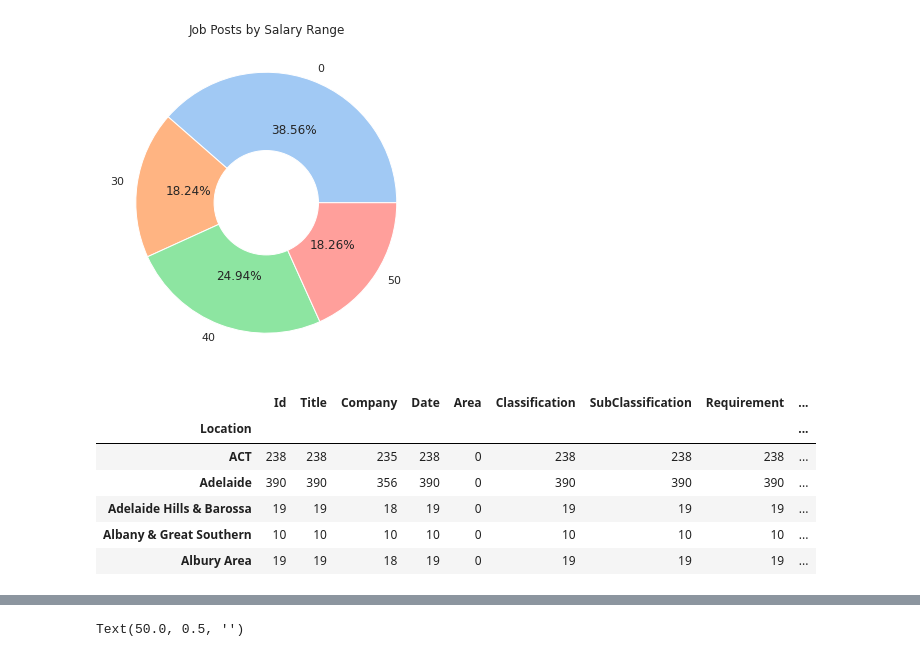
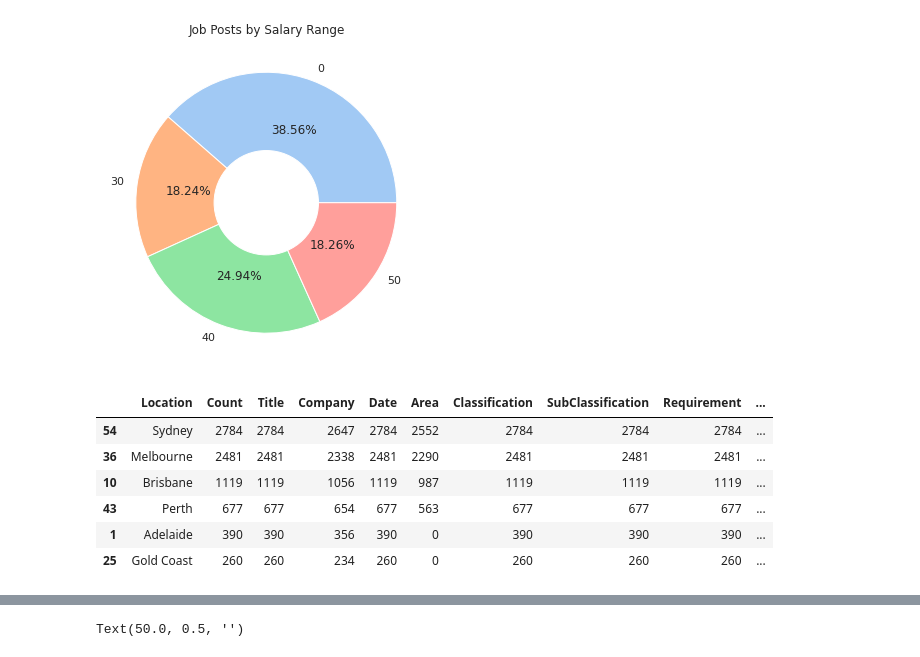
Before and after one commit to dohaicuong/big-data-analysis, a Jupyter notebook: src/lab2/job-market-lab2-3803ict.ipynb, the cells around one changed output, grey strips where cells are left out. Drawn from its saved outputs; the diff is of its cells as text; code cells hidden in the pictures.

Commit message:
market share of locations

```diff
--- a/src/lab2/job-market-lab2-3803ict.ipynb
+++ b/src/lab2/job-market-lab2-3803ict.ipynb
@@ -71,15 +71,22 @@ plt.gcf().gca().add_artist(plt.Circle((0, 0), 0.4, fc='white'))
 [figure]
 # %%
 locationDf = df[df['Location'].isna()==False]
-locationDf = locationDf.groupby('Location').count()
-locationDf['Location'] = locationDf.index
-locationDf['Count'] = locationDf["Id"]
-locationDf.head()
+locationDf = (
+  locationDf
+    .groupby('Location')
+    .count()
+    # .reset_index(name='Count') # not sure why I got error here
+    .reset_index()
+    .sort_values(by='Id', ascending=False)
+    # .set_index('Location')
+)
+locationDf = locationDf.rename(columns={'Id': 'Count'})
+locationDf.head(6)
 # %% [output]
-|  | Id | Title | Company | Date | Area | Classification | SubClassification | Requirement | ... |
-| Location |  |  |  |  |  |  |  |  | ... |
-| ACT | 238 | 238 | 235 | 238 | 0 | 238 | 238 | 238 | ... |
-| Adelaide | 390 | 390 | 356 | 390 | 0 | 390 | 390 | 390 | ... |
-| Adelaide Hills & Barossa | 19 | 19 | 18 | 19 | 0 | 19 | 19 | 19 | ... |
-| Albany & Great Southern | 10 | 10 | 10 | 10 | 0 | 10 | 10 | 10 | ... |
-| Albury Area | 19 | 19 | 18 | 19 | 0 | 19 | 19 | 19 | ... |
+|  | Location | Count | Title | Company | Date | Area | Classification | SubClassification | Requirement | ... |
+| 54 | Sydney | 2784 | 2784 | 2647 | 2784 | 2552 | 2784 | 2784 | 2784 | ... |
+| 36 | Melbourne | 2481 | 2481 | 2338 | 2481 | 2290 | 2481 | 2481 | 2481 | ... |
+| 10 | Brisbane | 1119 | 1119 | 1056 | 1119 | 987 | 1119 | 1119 | 1119 | ... |
+| 43 | Perth | 677 | 677 | 654 | 677 | 563 | 677 | 677 | 677 | ... |
+| 1 | Adelaide | 390 | 390 | 356 | 390 | 0 | 390 | 390 | 390 | ... |
+| 25 | Gold Coast | 260 | 260 | 234 | 260 | 0 | 260 | 260 | 260 | ... |
```
Also changed, not shown: parts of 1 cell of this notebook.
